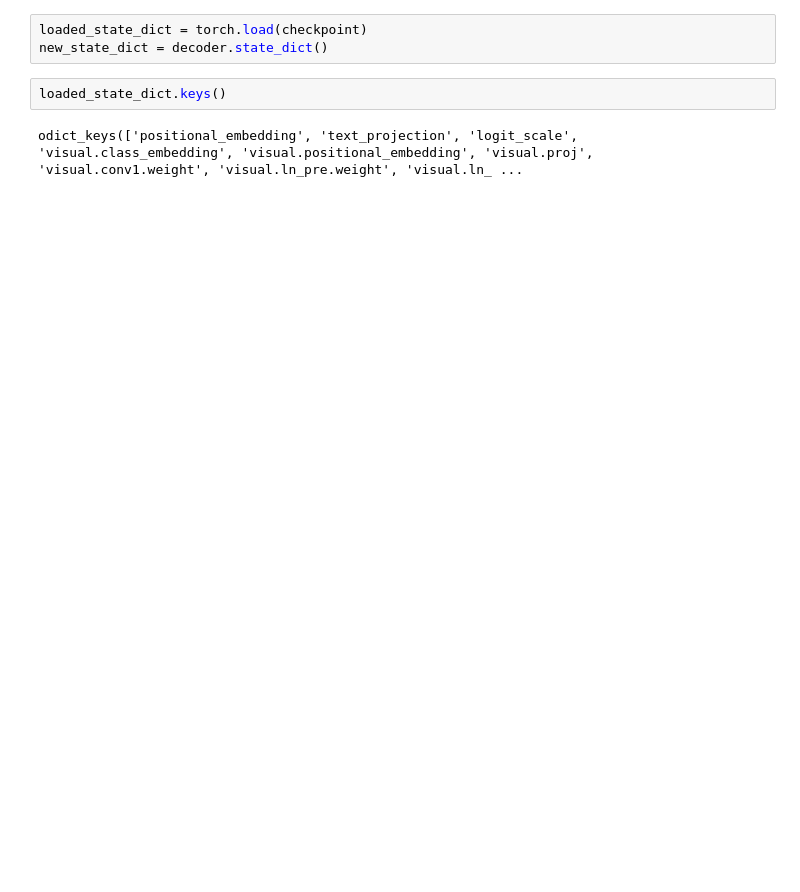
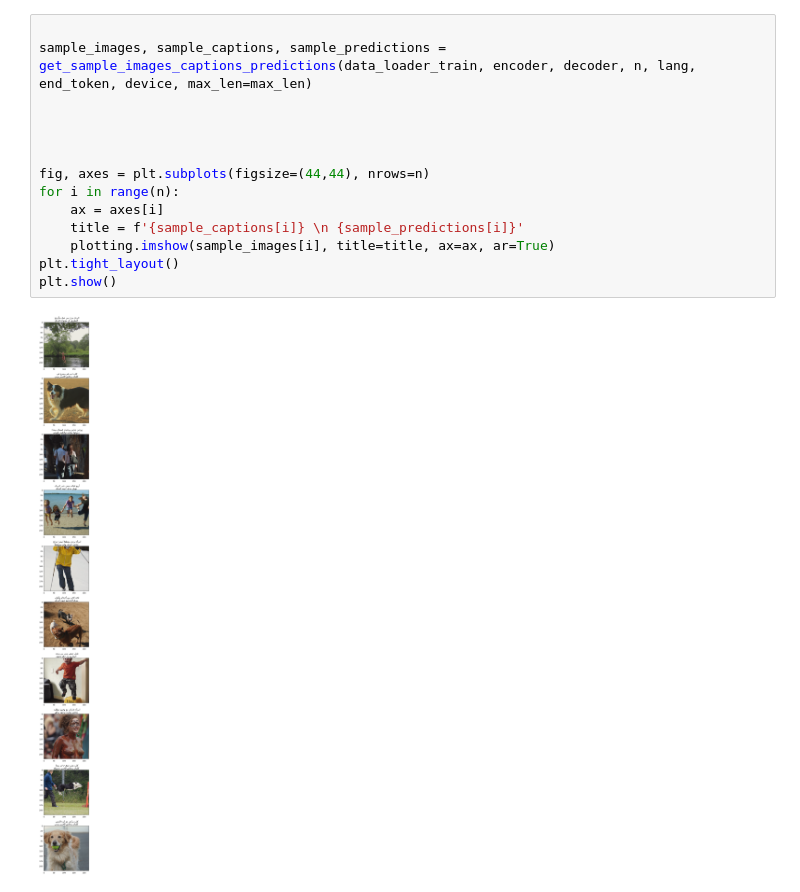
Before and after one commit to ammarnasr/Multi-Lingual-Image-Captioning, a Jupyter notebook: playground.ipynb, the cells around one changed output. Drawn from its saved outputs; the diff is of its cells as text; blank space fills up the shorter version.

```diff
--- a/playground.ipynb
+++ b/playground.ipynb
@@ -58,7 +76,16 @@ DecoderRNN(
-# %%
-loaded_state_dict = torch.load(checkpoint)
-new_state_dict = decoder.state_dict()
-# %%
-loaded_state_dict.keys()
-# %% [output]
-odict_keys(['positional_embedding', 'text_projection', 'logit_scale', 'visual.class_embedding', 'visual.positional_embedding', 'visual.proj', 'visual.conv1.weight', 'visual.ln_pre.weight', 'visual.ln_ ...
+# %%
+
+sample_images, sample_captions, sample_predictions = get_sample_images_captions_predictions(data_loader_train, encoder, decoder, n, lang, end_token, device, max_len=max_len)
+
+
+
+
+fig, axes = plt.subplots(figsize=(44,44), nrows=n)
+for i in range(n):
+    ax = axes[i]
+    title = f'{sample_captions[i]} \n {sample_predictions[i]}'
+    plotting.imshow(sample_images[i], title=title, ax=ax, ar=True)
+plt.tight_layout()
+plt.show()
+# %% [output]
+[figure, added]
```
Also changed, not shown: parts of 1 cell of this notebook, 5 other files.
